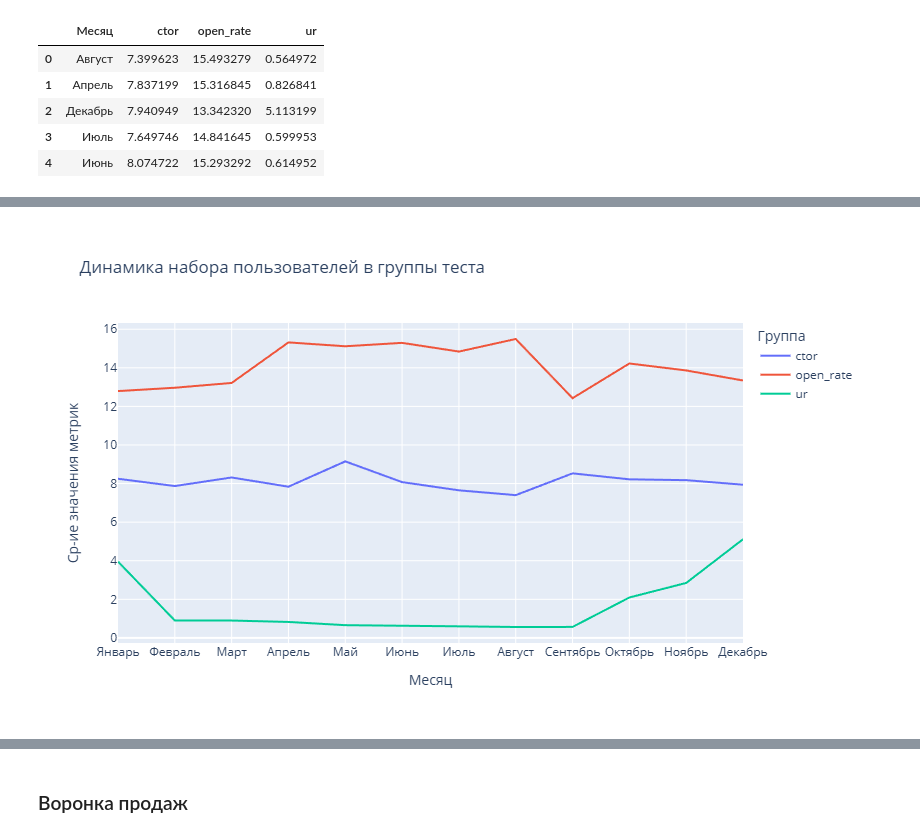
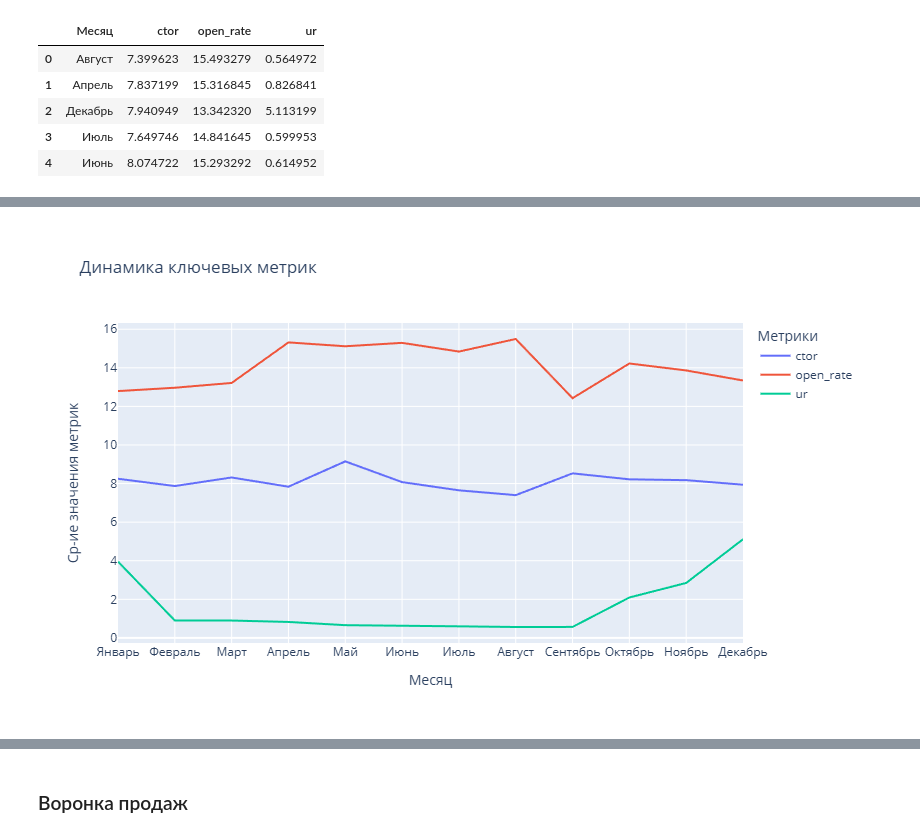
Before and after one commit to A-Goncharov93/mailfit, a Jupyter notebook: mailfit_test.ipynb, the cells around one changed output, grey strips where cells are left out. Cells and saved outputs as stored; diff of their text form; code cells hidden in the pictures.

```diff
--- a/mailfit_test.ipynb
+++ b/mailfit_test.ipynb
@@ -231,11 +231,11 @@ dynamics['Месяц'] = pd.Categorical(dynamics['Месяц'], categories=month
 fig = px.line(dynamics.sort_values('Месяц'),
               x="Месяц",
               y=dynamics.columns,
-              title="Динамика набора пользователей в группы теста")
+              title="Динамика ключевых метрик")
 
 fig.update_layout(width=800, height=500,
                   hoverlabel=dict(font_color="white"),
-                 legend_title='Группа')
+                 legend_title='Метрики')
 
 fig.update_xaxes(title='Месяц')
 fig.update_yaxes(title='Ср-ие значения метрик')
@@ -246 +245 @@ fig.show()
-[figure, old version]
+[figure, new version]
```
Also changed, not shown: parts of 8 cells of this notebook.
